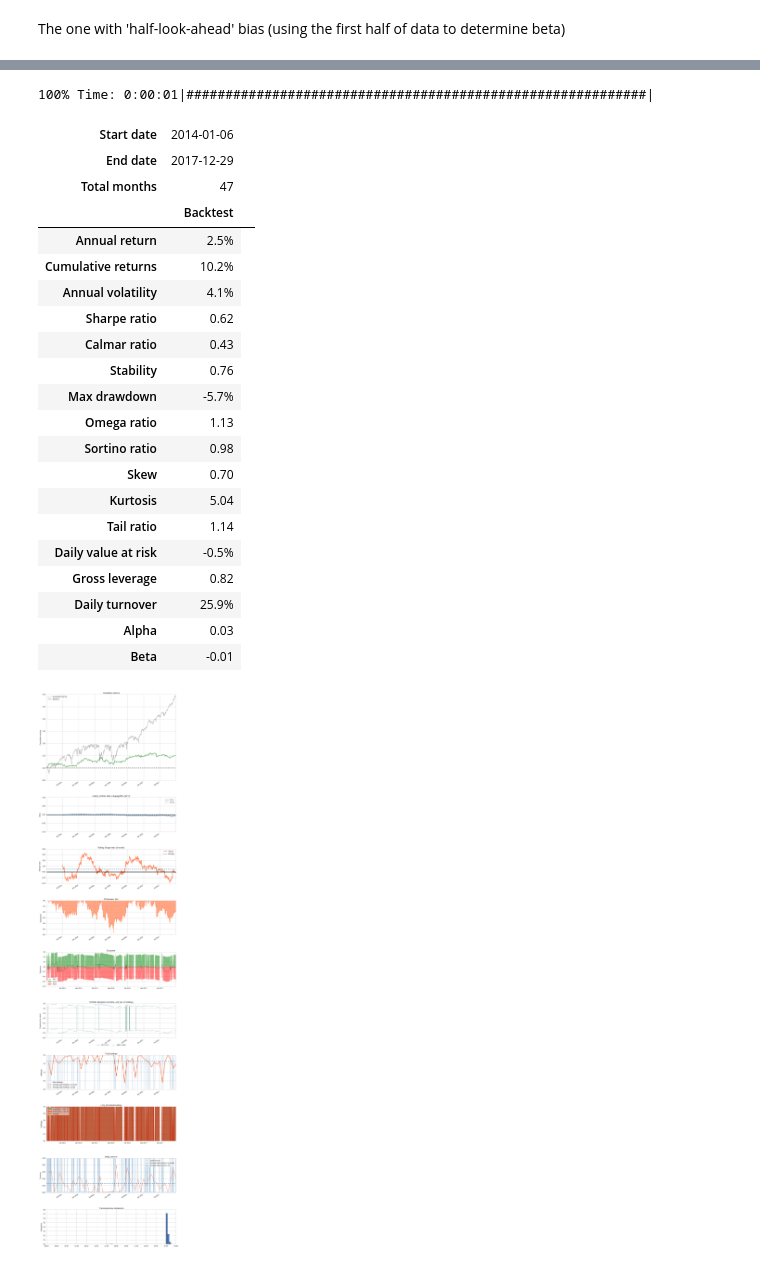
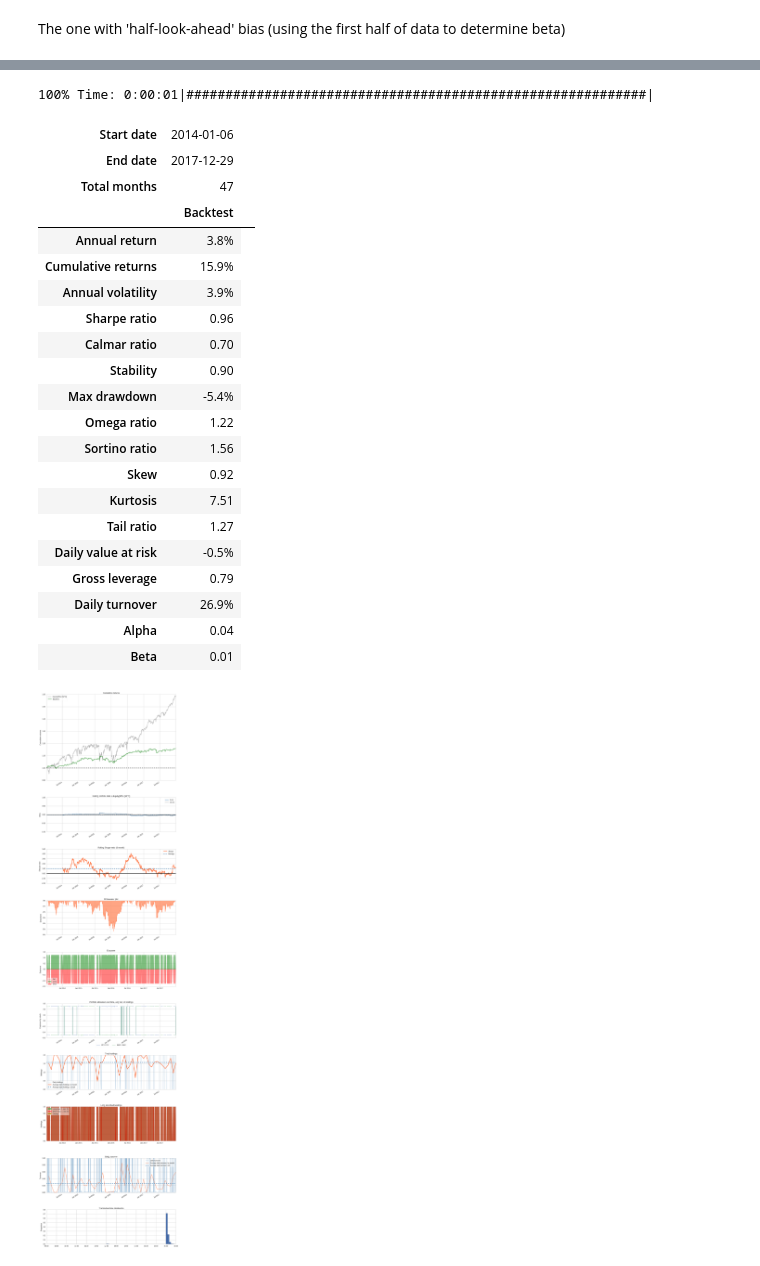
Before and after one commit to yinanzhu12/Algorithmic-trading-notes, a Jupyter notebook: research notes/basics/cointegration stationarity and pair trading.ipynb, the cells around one changed output, grey strips where cells are left out. Drawn from its saved outputs; the diff is of its cells as text; code cells hidden in the pictures.

```diff
--- a/research notes/basics/cointegration stationarity and pair trading.ipynb
+++ b/research notes/basics/cointegration stationarity and pair trading.ipynb
@@ -355,27 +351,27 @@ In order to achieve a strategy without any look ahead bias, I propose to adjust
 # %%
-bt=get_backtest('5ac2acf509aa474190b460bf')
+bt=get_backtest('5ac2b9a0b9e42141dcdee01c')
 bt.create_simple_tear_sheet()
 # %% [output]
 100% Time: 0:00:01|###########################################################|
 | Start date | 2014-01-06 |  |
 | End date | 2017-12-29 |  |
 | Total months | 47 |  |
 |  | Backtest |
-| Annual return | 2.5% |
-| Cumulative returns | 10.2% |
-| Annual volatility | 4.1% |
-| Sharpe ratio | 0.62 |
-| Calmar ratio | 0.43 |
-| Stability | 0.76 |
-| Max drawdown | -5.7% |
-| Omega ratio | 1.13 |
-| Sortino ratio | 0.98 |
-| Skew | 0.70 |
-| Kurtosis | 5.04 |
-| Tail ratio | 1.14 |
+| Annual return | 3.8% |
+| Cumulative returns | 15.9% |
+| Annual volatility | 3.9% |
+| Sharpe ratio | 0.96 |
+| Calmar ratio | 0.70 |
+| Stability | 0.90 |
+| Max drawdown | -5.4% |
+| Omega ratio | 1.22 |
+| Sortino ratio | 1.56 |
+| Skew | 0.92 |
+| Kurtosis | 7.51 |
+| Tail ratio | 1.27 |
 | Daily value at risk | -0.5% |
-| Gross leverage | 0.82 |
-| Daily turnover | 25.9% |
-| Alpha | 0.03 |
-| Beta | -0.01 |
+| Gross leverage | 0.79 |
+| Daily turnover | 26.9% |
+| Alpha | 0.04 |
+| Beta | 0.01 |
-[figure, old version]
+[figure, new version]
```
Also changed, not shown: parts of 18 cells of this notebook.
